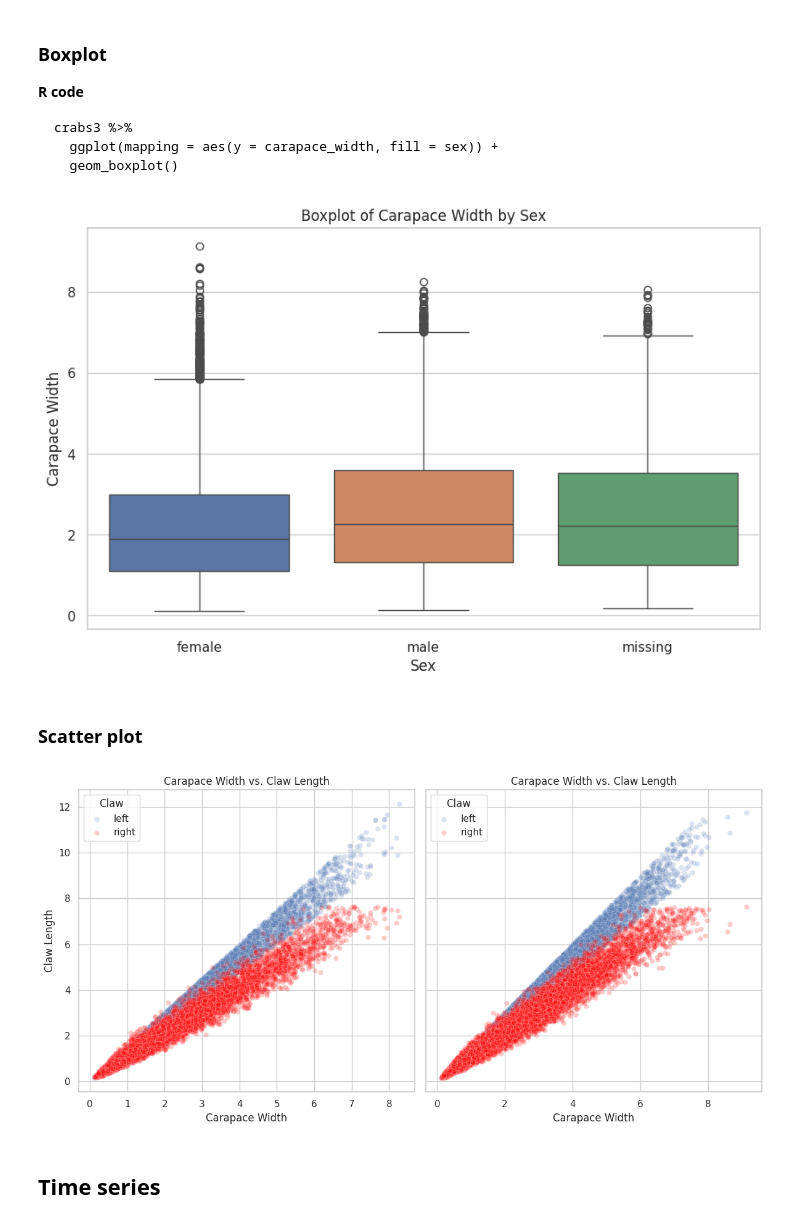
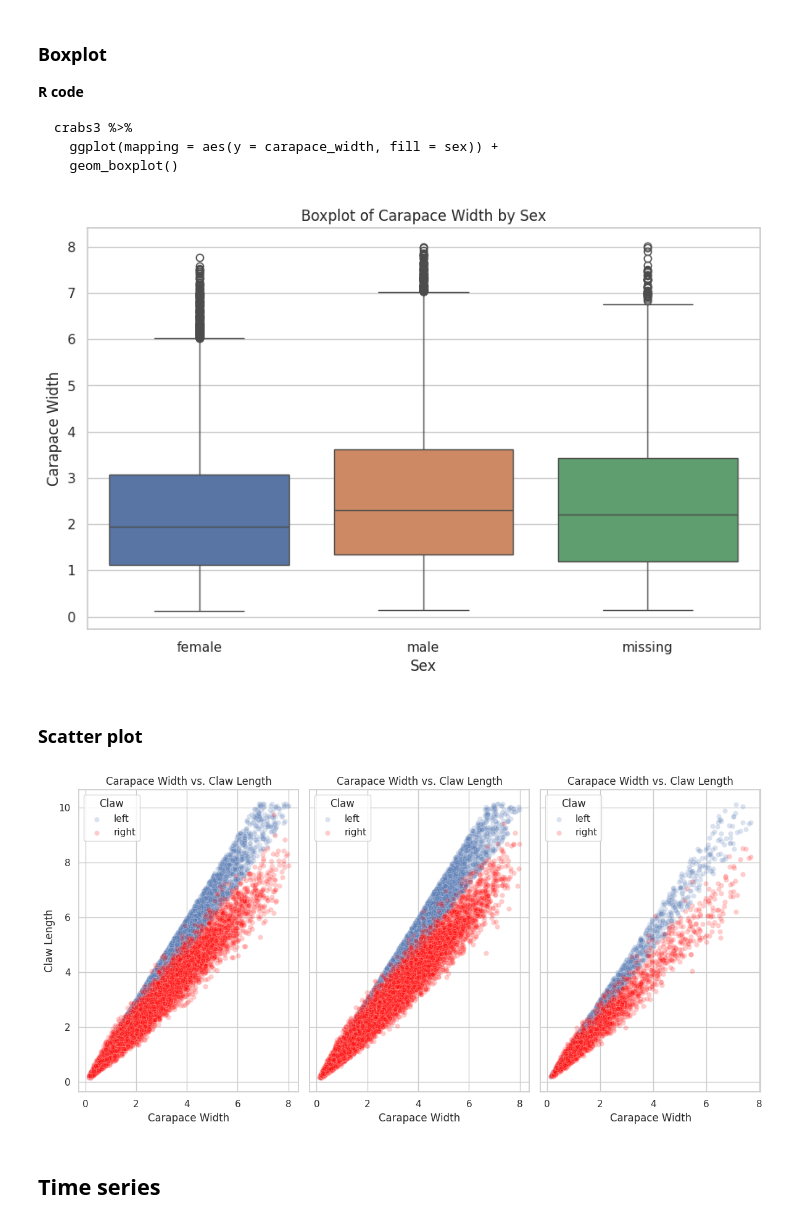
Before and after one commit to Py-ualg/2025-tidy-python, a Jupyter notebook: tutorials/nb3_visualization.ipynb, the cells around one changed output. Cells and saved outputs as stored; diff of their text form; code cells hidden in the pictures.

Commit message:
secondary plots

```diff
--- a/tutorials/nb3_visualization.ipynb
+++ b/tutorials/nb3_visualization.ipynb
@@ -98,0 +103,5 @@ crabs1.describe()
+# %%
+# prompt: round column values for two significant digits
+
+crabs1 = crabs1.round(2)
+crabs1.head()
@@ -612,45 +634,55 @@ plt.xlabel('Sex')
 plt.title('Boxplot of Carapace Width by Sex')
 plt.show()
 # %% [output]
-[figure, old version]
+[figure, new version]
 # %% [markdown]
 ### Scatter plot
 # %%
 # Create three separate plots using matplotlib and seaborn
-fig, axes = plt.subplots(1, 2, figsize=(12, 6), sharey=True)
+fig, axes = plt.subplots(1, 3, figsize=(12, 6), sharey=True)
 
 # Plot 1: carapace_width vs. left_claw_length
-# sns.scatterplot(data=crabs, x='carapace_width', y='left_claw_length',
-#                 hue='species', palette='tab10', alpha=0.2, ax=axes[0])
 sns.scatterplot(data=crabs3[crabs3['species']=='Afruca farensis'],
                 x='carapace_width', y='left_claw_length',
                 alpha=0.2, ax=axes[0], label='left')
 sns.scatterplot(data=crabs3[crabs3['species']=='Afruca farensis'],
                 x='carapace_width', y='right_claw_length',
                 alpha=0.2, ax=axes[0], color='red', label='right')
 
 axes[0].set_title('Carapace Width vs. Claw Length')
 axes[0].set_xlabel('Carapace Width')
 axes[0].set_ylabel('Claw Length')
 axes[0].legend(title='Claw')
 
 # Plot 2: carapace_width vs. right_claw_length
 sns.scatterplot(data=crabs3[crabs3['species']=='Uca olhanensis'],
                 x='carapace_width', y='left_claw_length',
                 alpha=0.2, ax=axes[1], label='left')
 sns.scatterplot(data=crabs3[crabs3['species']=='Uca olhanensis'],
                 x='carapace_width', y='right_claw_length',
                 alpha=0.2, ax=axes[1], color='red', label='right')
 axes[1].set_title('Carapace Width vs. Claw Length')
 axes[1].set_xlabel('Carapace Width')
 axes[1].set_ylabel('Claw Length')
 axes[1].legend(title='Claw')
 
+# Plot 2: carapace_width vs. right_claw_length
+sns.scatterplot(data=crabs3[crabs3['species']=='Ucides alvorensis'],
+                x='carapace_width', y='left_claw_length',
+                alpha=0.2, ax=axes[2], label='left')
+sns.scatterplot(data=crabs3[crabs3['species']=='Ucides alvorensis'],
+                x='carapace_width', y='right_claw_length',
+                alpha=0.2, ax=axes[2], color='red', label='right')
+axes[2].set_title('Carapace Width vs. Claw Length')
+axes[2].set_xlabel('Carapace Width')
+axes[2].set_ylabel('Claw Length')
+axes[2].legend(title='Claw')
+
 # Adjust layout
 plt.tight_layout()
 plt.show()
 # %% [output]
-[figure, old version]
+[figure, new version]
 # %% [markdown]
 ## Time series
 # %%
```
Also changed, not shown: parts of 36 cells of this notebook.
